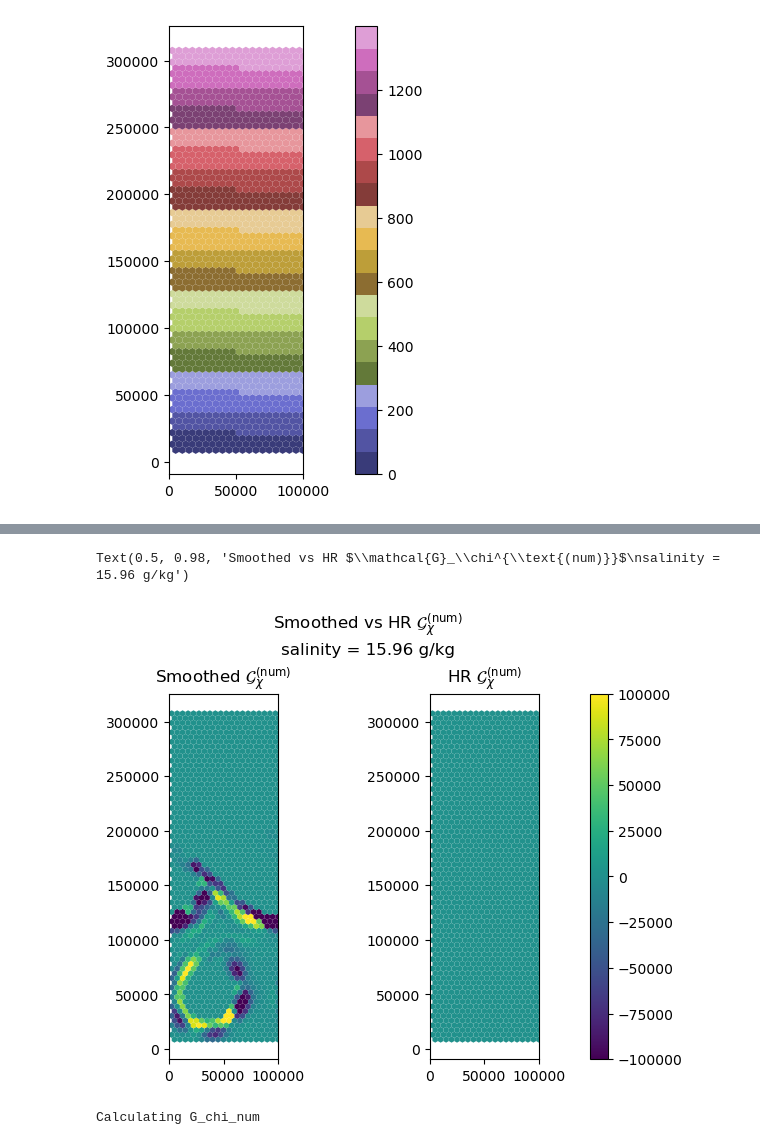
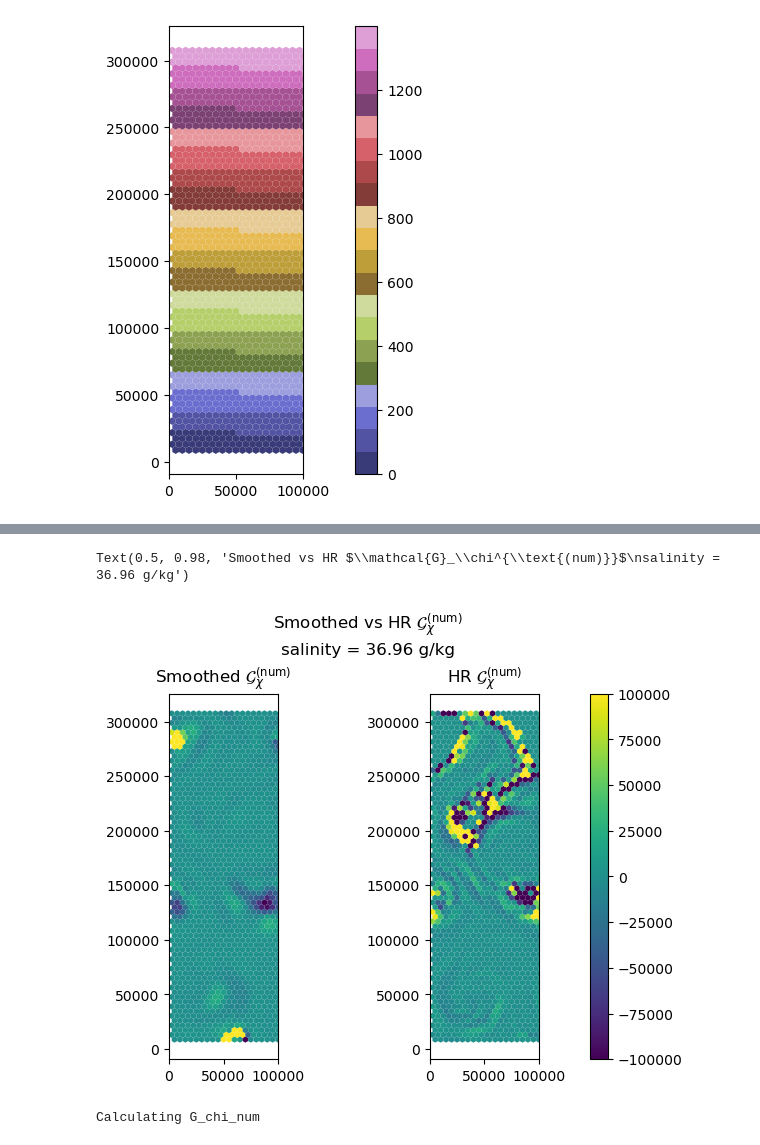
Before and after one commit to kailauyeda/WMT_DVD, a Jupyter notebook: bichan/analysis/spatial_smoothing.ipynb, the cells around one changed output, grey strips where cells are left out. Drawn from its saved outputs; the diff is of its cells as text; code cells hidden in the pictures.

```diff
--- a/bichan/analysis/spatial_smoothing.ipynb
+++ b/bichan/analysis/spatial_smoothing.ipynb
@@ -322,23 +323,23 @@ Text(0.5, 0.98, 'Smoothed vs HR $\\chi^{\\text{(num)}}$\nsalinity = 46.96 g/kg')
 # %%
 fig,ax = plt.subplots(nrows=1, ncols =2, constrained_layout=True)
 
-salinity_idx = 4
+salinity_idx = 25
 vmax_val = 1e5
 vmin_val = -vmax_val
 
 a = mosaic.polypcolor(ax[0], descriptor, G_chi_mix_ds_coarsened.G_chi_num.isel(Time=-1,salinity= salinity_idx),vmin= vmin_val, vmax = vmax_val)
 b = mosaic.polypcolor(ax[1], descriptor, budget_ds.G_chi_num.isel(Time=-1, salinity = salinity_idx),vmin= vmin_val, vmax = vmax_val)
 ax[0].set_aspect(1.0)
 ax[1].set_aspect(1.0)
 
 ax[0].set_title(r'Smoothed $\mathcal{G}_\chi^{\text{(num)}}$')
 ax[1].set_title(r'HR $\mathcal{G}_\chi^{\text{(num)}}$')
 
 fig.colorbar(a, ax=ax)
 fig.suptitle(r'Smoothed vs HR $\mathcal{G}_\chi^{\text{(num)}}$' + '\n' + f'salinity = {np.round(avg_chi.salinity[salinity_idx].values, 2)} g/kg')
 # %% [output]
-Text(0.5, 0.98, 'Smoothed vs HR $\\mathcal{G}_\\chi^{\\text{(num)}}$\nsalinity = 15.96 g/kg')
+Text(0.5, 0.98, 'Smoothed vs HR $\\mathcal{G}_\\chi^{\\text{(num)}}$\nsalinity = 36.96 g/kg')
-[figure, old version]
+[figure, new version]
 # %%
 # calculate G_mix usng the smoothed values
 # since the chi_num term has already been remapped to salinity coordinates, we calculate G_num from a different place than the usual function
```
Also changed, not shown: parts of 1 cell of this notebook.
